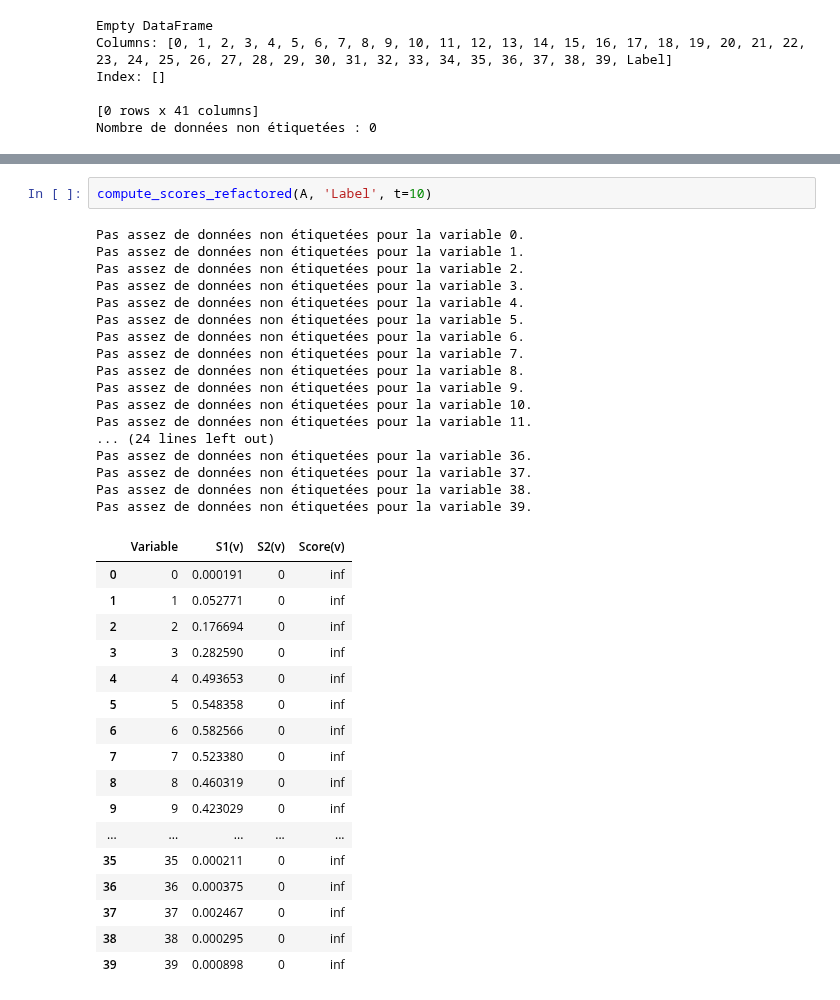
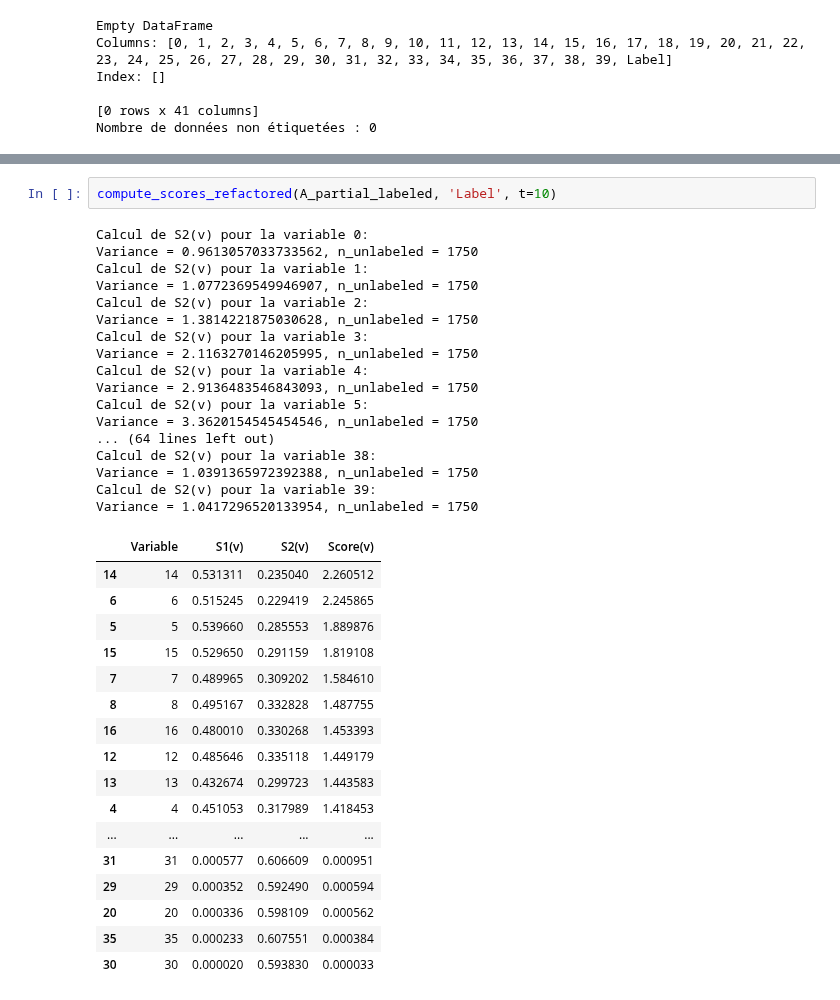
Before and after one commit to jdutel42/TAA, a Jupyter notebook: TP/TP3/TP3_TAA.ipynb, the cells around one changed output, grey strips where cells are left out. Drawn from its saved outputs; the diff is of its cells as text.

Commit message:
Score okkkkkkkkk

```diff
--- a/TP/TP3/TP3_TAA.ipynb
+++ b/TP/TP3/TP3_TAA.ipynb
@@ -336,37 +343,37 @@ Nombre de données non étiquetées : 0
 # %%
-compute_scores_refactored(A, 'Label', t=10)
+compute_scores_refactored(A_partial_labeled, 'Label', t=10)
 # %% [output]
-Pas assez de données non étiquetées pour la variable 0.
-Pas assez de données non étiquetées pour la variable 1.
-Pas assez de données non étiquetées pour la variable 2.
-Pas assez de données non étiquetées pour la variable 3.
-Pas assez de données non étiquetées pour la variable 4.
-Pas assez de données non étiquetées pour la variable 5.
-Pas assez de données non étiquetées pour la variable 6.
-Pas assez de données non étiquetées pour la variable 7.
-Pas assez de données non étiquetées pour la variable 8.
-Pas assez de données non étiquetées pour la variable 9.
-Pas assez de données non étiquetées pour la variable 10.
-Pas assez de données non étiquetées pour la variable 11.
-... (24 lines left out)
-Pas assez de données non étiquetées pour la variable 36.
-Pas assez de données non étiquetées pour la variable 37.
-Pas assez de données non étiquetées pour la variable 38.
-Pas assez de données non étiquetées pour la variable 39.
+Calcul de S2(v) pour la variable 0:
+Variance = 0.9613057033733562, n_unlabeled = 1750
+Calcul de S2(v) pour la variable 1:
+Variance = 1.0772369549946907, n_unlabeled = 1750
+Calcul de S2(v) pour la variable 2:
+Variance = 1.3814221875030628, n_unlabeled = 1750
+Calcul de S2(v) pour la variable 3:
+Variance = 2.1163270146205995, n_unlabeled = 1750
+Calcul de S2(v) pour la variable 4:
+Variance = 2.9136483546843093, n_unlabeled = 1750
+Calcul de S2(v) pour la variable 5:
+Variance = 3.3620154545454546, n_unlabeled = 1750
+... (64 lines left out)
+Calcul de S2(v) pour la variable 38:
+Variance = 1.0391365972392388, n_unlabeled = 1750
+Calcul de S2(v) pour la variable 39:
+Variance = 1.0417296520133954, n_unlabeled = 1750
 |  | Variable | S1(v) | S2(v) | Score(v) |
-| 0 | 0 | 0.000191 | 0 | inf |
-| 1 | 1 | 0.052771 | 0 | inf |
-| 2 | 2 | 0.176694 | 0 | inf |
-| 3 | 3 | 0.282590 | 0 | inf |
-| 4 | 4 | 0.493653 | 0 | inf |
-| 5 | 5 | 0.548358 | 0 | inf |
-| 6 | 6 | 0.582566 | 0 | inf |
-| 7 | 7 | 0.523380 | 0 | inf |
-| 8 | 8 | 0.460319 | 0 | inf |
-| 9 | 9 | 0.423029 | 0 | inf |
+| 14 | 14 | 0.531311 | 0.235040 | 2.260512 |
+| 6 | 6 | 0.515245 | 0.229419 | 2.245865 |
+| 5 | 5 | 0.539660 | 0.285553 | 1.889876 |
+| 15 | 15 | 0.529650 | 0.291159 | 1.819108 |
+| 7 | 7 | 0.489965 | 0.309202 | 1.584610 |
+| 8 | 8 | 0.495167 | 0.332828 | 1.487755 |
+| 16 | 16 | 0.480010 | 0.330268 | 1.453393 |
+| 12 | 12 | 0.485646 | 0.335118 | 1.449179 |
+| 13 | 13 | 0.432674 | 0.299723 | 1.443583 |
+| 4 | 4 | 0.451053 | 0.317989 | 1.418453 |
 | ... | ... | ... | ... | ... |
-| 35 | 35 | 0.000211 | 0 | inf |
-| 36 | 36 | 0.000375 | 0 | inf |
-| 37 | 37 | 0.002467 | 0 | inf |
-| 38 | 38 | 0.000295 | 0 | inf |
-| 39 | 39 | 0.000898 | 0 | inf |
+| 31 | 31 | 0.000577 | 0.606609 | 0.000951 |
+| 29 | 29 | 0.000352 | 0.592490 | 0.000594 |
+| 20 | 20 | 0.000336 | 0.598109 | 0.000562 |
+| 35 | 35 | 0.000233 | 0.607551 | 0.000384 |
+| 30 | 30 | 0.000020 | 0.593830 | 0.000033 |
```
Also changed, not shown: parts of 1 cell of this notebook.
